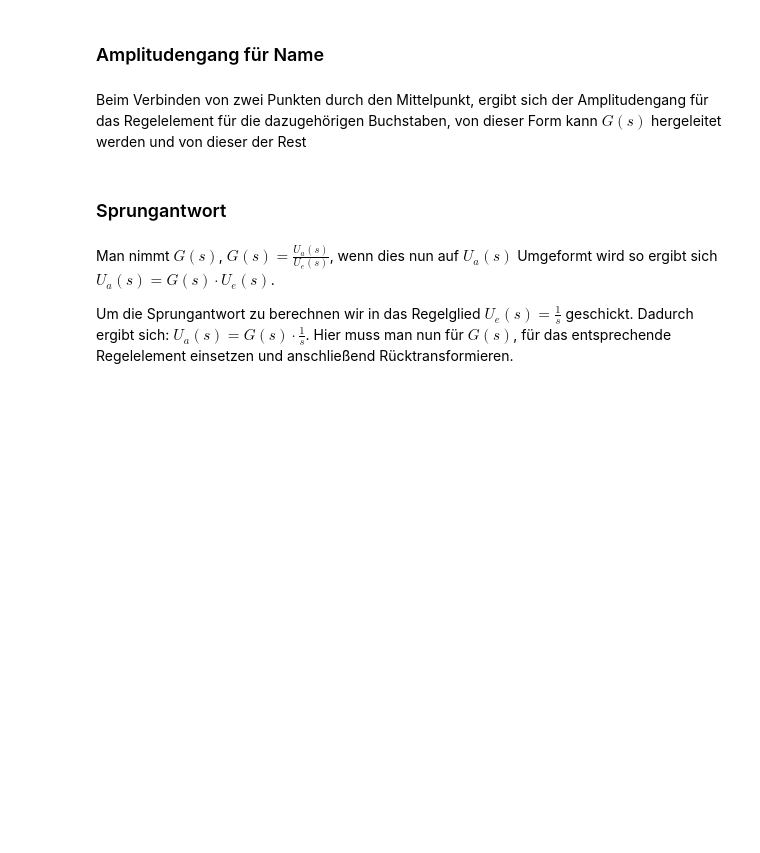
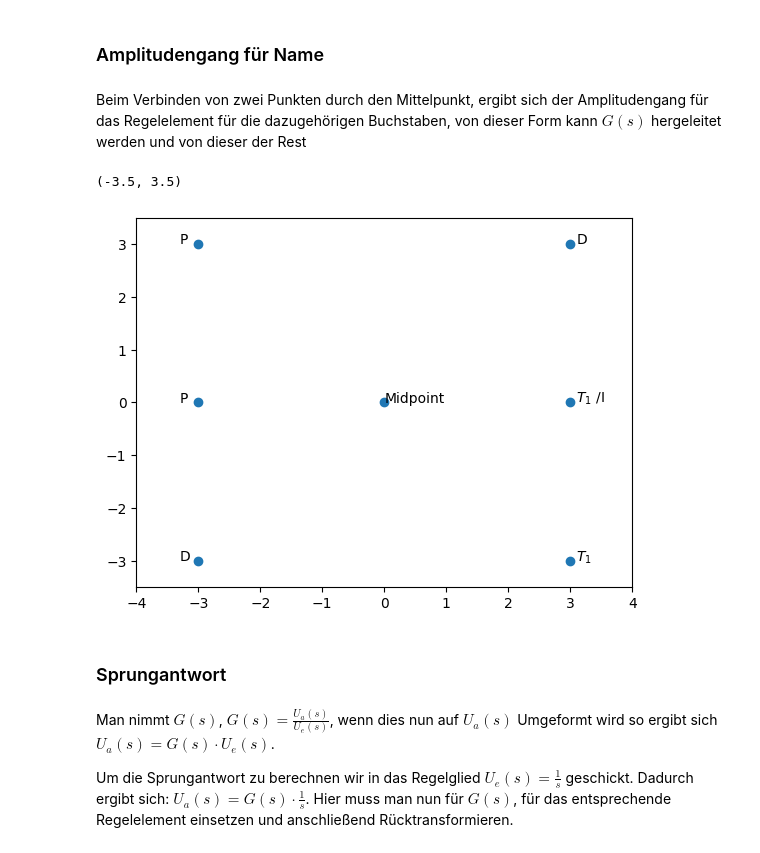
Before and after one commit to Dan00712/CompendiumMatura, a Jupyter notebook: notebooks/mtrs.ipynb, the cells around one changed output. Drawn from its saved outputs; the diff is of its cells as text; code cells hidden in the pictures; blank space fills up the shorter version.

```diff
--- a/notebooks/mtrs.ipynb
+++ b/notebooks/mtrs.ipynb
@@ -1423,21 +1441,24 @@ Beim Verbinden von zwei Punkten durch den Mittelpunkt,
 # %%
 fig, ax = plt.subplots()
 
-ax.text(-3.3,  3, 'D')
+ax.text(-3.3,  3, 'P')
 ax.text(-3.3,  0, 'P')
-ax.text(-3.3, -3, 'P')
+ax.text(-3.3, -3, 'D')
 
 
 ax.text(3.1,  3, 'D')
 ax.text(3.1,  0, '$T_1~$/I')
 ax.text(3.1, -3, '$T_1$')
 
 ax.text(0, 0, 'Midpoint')
 
 ax.scatter([-3,-3,-3, 0, 3, 3, 3], [3, 0, -3, 0, 3, 0, -3])
 
 ax.set_xlim(-4, 4)
 ax.set_ylim(-3.5, 3.5)
+# %% [output]
+(-3.5, 3.5)
+[figure, added]
 # %% [markdown]
 ### Sprungantwort
 # %% [markdown]
```
Also changed, not shown: parts of 6 cells of this notebook, 1 other file.
